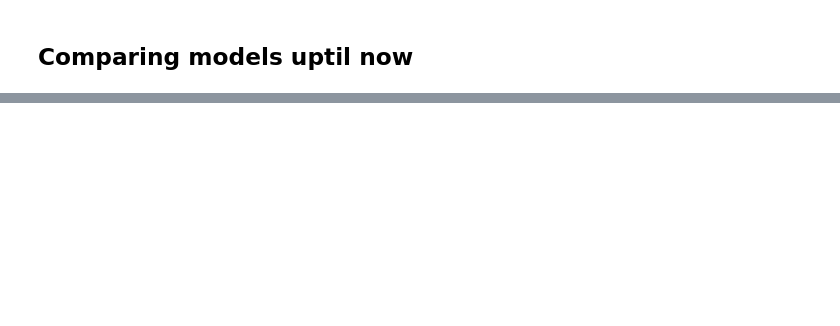
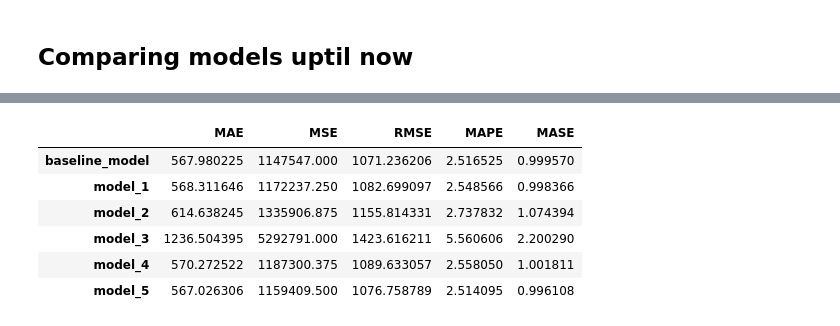
Before and after one commit to klsharma22/TensorflowCertifcationCourse, a Jupyter notebook: 10_time_series_forecasting_with_tensorflow.ipynb, the cells around one changed output, grey strips where cells are left out. Cells and saved outputs as stored; diff of their text form; code cells hidden in the pictures; blank space fills up the shorter version.

```diff
--- a/10_time_series_forecasting_with_tensorflow.ipynb
+++ b/10_time_series_forecasting_with_tensorflow.ipynb
@@ -965,0 +1084,3 @@ model_results['MAE'].plot.bar().legend(bbox_to_anchor= (1.0, 1.0))
+# %%
+model_results = model_results.transpose()
+model_results
@@ -965,0 +1137,4 @@ model_results['MAE'].plot.bar().legend(bbox_to_anchor= (1.0, 1.0))
+# %%
+# Evaluate model
+load_model_5 = tf.keras.models.load_model('/content/model_experiments/model_5_LSTM/')
+load_model_5.evaluate(test_windows, test_labels)
@@ -965,0 +1156,3 @@ model_results['MAE'].plot.bar().legend(bbox_to_anchor= (1.0, 1.0))
+# %%
+model_5_results = make_pred_and_evaluate(load_model_5, test_windows, test_labels)
+model_5_results
@@ -965,0 +1166,13 @@ model_results['MAE'].plot.bar().legend(bbox_to_anchor= (1.0, 1.0))
+# %%
+model_results = model_results.transpose()
+# %%
+model_results['model_5'] = model_5_results
+model_results.transpose()
+# %% [output]
+|  | MAE | MSE | RMSE | MAPE | MASE |
+| baseline_model | 567.980225 | 1147547.000 | 1071.236206 | 2.516525 | 0.999570 |
+| model_1 | 568.311646 | 1172237.250 | 1082.699097 | 2.548566 | 0.998366 |
+| model_2 | 614.638245 | 1335906.875 | 1155.814331 | 2.737832 | 1.074394 |
+| model_3 | 1236.504395 | 5292791.000 | 1423.616211 | 5.560606 | 2.200290 |
+| model_4 | 570.272522 | 1187300.375 | 1089.633057 | 2.558050 | 1.001811 |
+| model_5 | 567.026306 | 1159409.500 | 1076.758789 | 2.514095 | 0.996108 |
```
Also changed, not shown: parts of 50 cells of this notebook.
